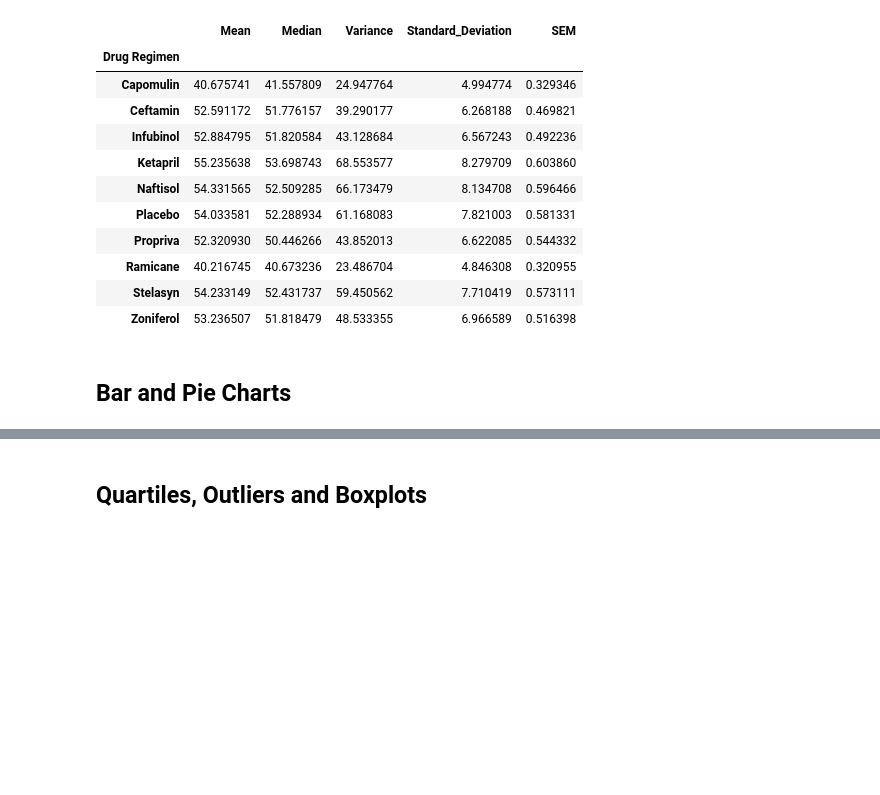
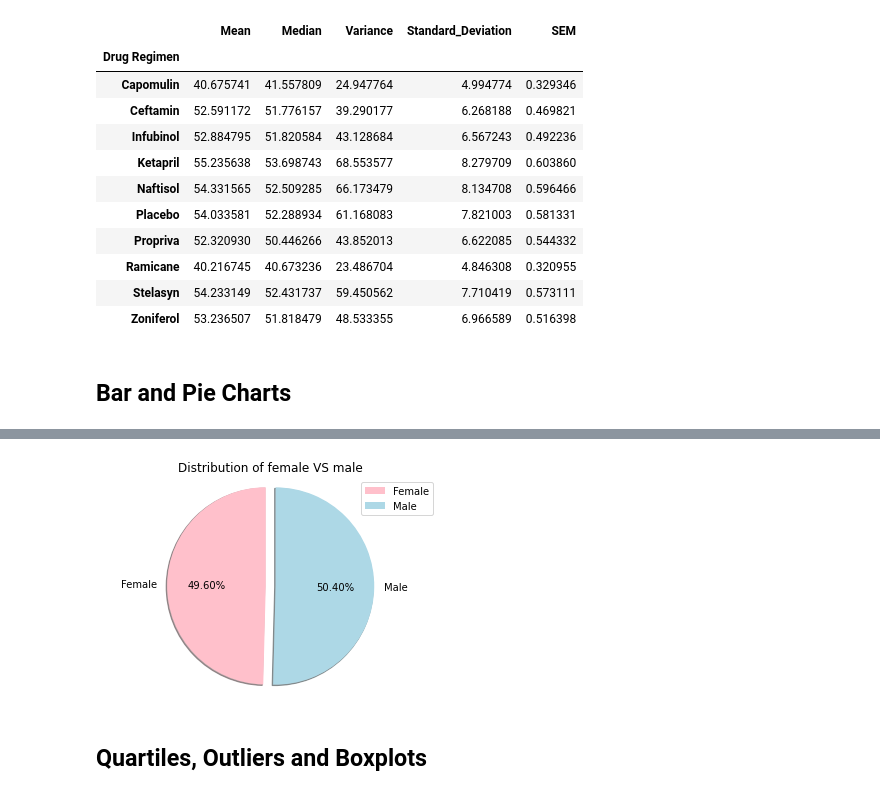
Before and after one commit to roberto-g-v/Matplotlib-mice-tests-analysis, a Jupyter notebook: pymaceuticals_starter.ipynb, the cells around one changed output, grey strips where cells are left out. Cells and saved outputs as stored; diff of their text form; code cells hidden in the pictures; blank space fills up the shorter version.

```diff
--- a/pymaceuticals_starter.ipynb
+++ b/pymaceuticals_starter.ipynb
@@ -190,3 +243,17 @@ second_summary_df
+# %%
+# Generate a pie plot showing the distribution of female versus male mice using pyplot
+gender_mice2 = gender_mice.values
+gender = clean_df.groupby("Sex")["Mouse ID"].nunique()
+labels = gender.index
+gender_mice2
+plt.pie(gender_mice2, autopct='%1.2f%%', labels=labels, explode=[0.2,0], colors=['pink','lightblue'], shadow=True, startangle=90, radius=2,)
+plt.axis("equal")
+plt.ylabel("")
+plt.title("Distribution of female VS male")
+plt.legend(labels)
+plt.show()
+# %% [output]
+[figure, added]
 # %% [markdown]
 ## Quartiles, Outliers and Boxplots
 # %%
```
Also changed, not shown: parts of 18 cells of this notebook.
